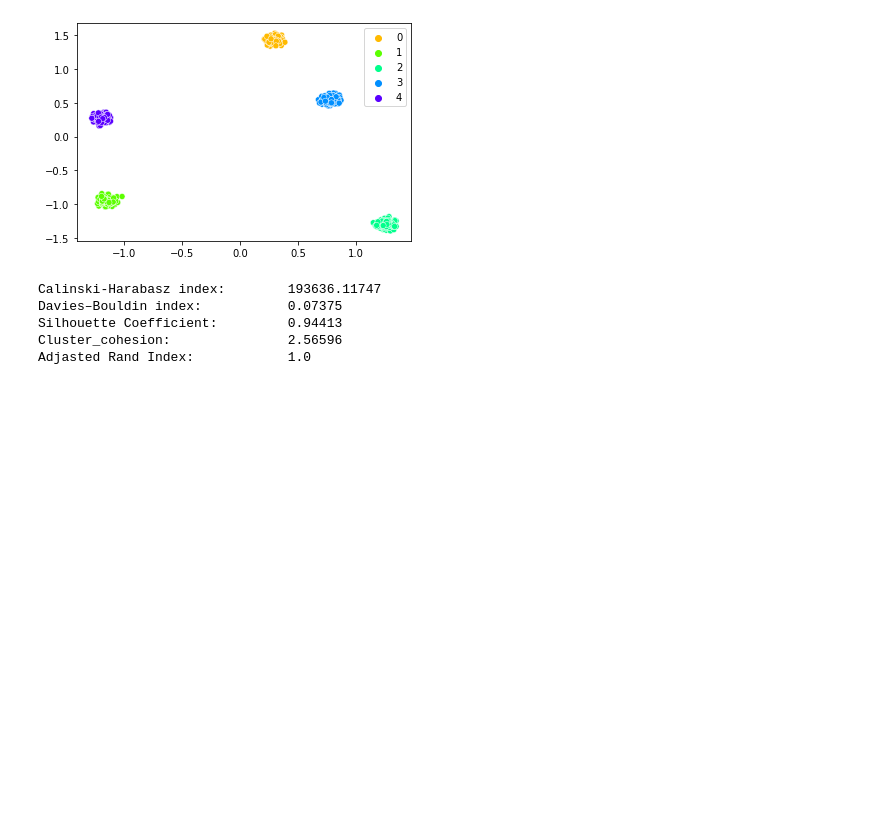
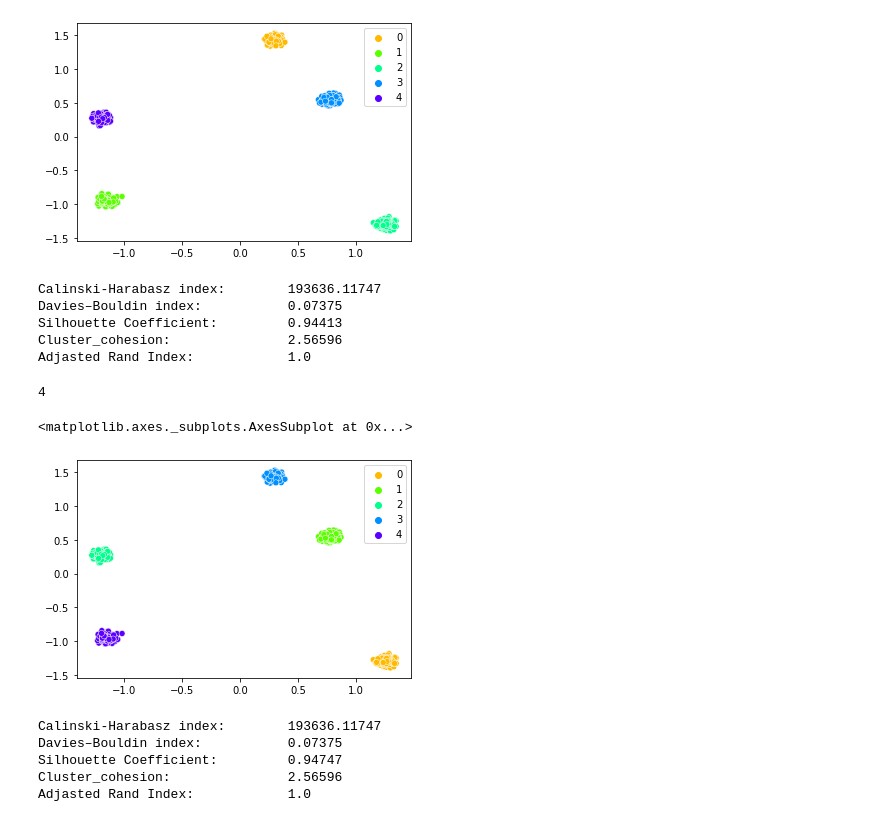
Before and after one commit to malynkovsky/ML_NN_course, a Jupyter notebook: Lab_3/Lab3__Malynkovsky.ipynb, the cells around one changed output. Drawn from its saved outputs; the diff is of its cells as text; code cells hidden in the pictures; blank space fills up the shorter version.

```diff
--- a/Lab_3/Lab3__Malynkovsky.ipynb
+++ b/Lab_3/Lab3__Malynkovsky.ipynb
@@ -157,3 +157,23 @@ Davies–Bouldin index:           0.07375
 Silhouette Coefficient:         0.94413
 Cluster_cohesion:               2.56596
 Adjasted Rand Index:            1.0
+# %%
+2+2
+# %% [output]
+4
+# %%
+from sklearn.cluster import DBSCAN
+clustering = DBSCAN(eps=0.5, min_samples=10, metric='euclidean').fit(X)
+# %%
+sns.scatterplot(x=X[:,0], y = X[:,1], hue=clustering.labels_,  palette=sns.color_palette("gist_rainbow", n_colors=5))
+# %% [output]
+<matplotlib.axes._subplots.AxesSubplot at 0x...>
+[figure, added]
+# %%
+print_metrics(X,kmedoids.labels_,y)
+# %% [output]
+Calinski-Harabasz index:        193636.11747
+Davies–Bouldin index:           0.07375
+Silhouette Coefficient:         0.94747
+Cluster_cohesion:               2.56596
+Adjasted Rand Index:            1.0
```
Also changed, not shown: parts of 53 cells of this notebook.
